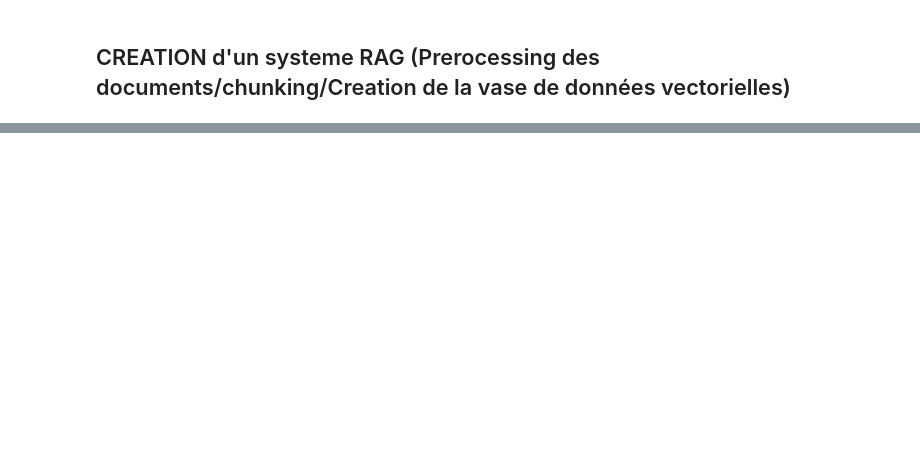
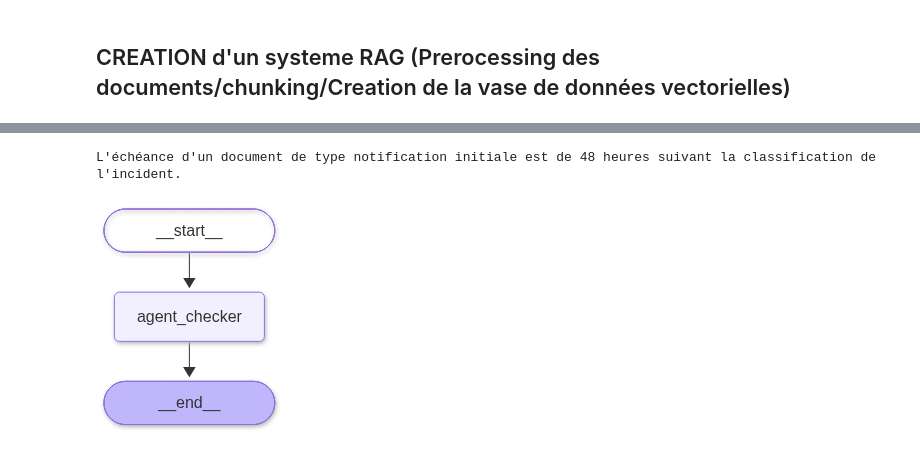
Before and after one commit to Sof212/workflows-agentic-mlops, a Jupyter notebook: Notebooks/notebook_core.ipynb, the cells around one changed output, grey strips where cells are left out. Saved outputs shown, nothing was run; the diff lists cells and outputs as text; code cells hidden in the pictures; blank space fills up the shorter version.

Commit message:
add rag agent, coder agent, verify_coder_agent, router_agent

```diff
--- a/Notebooks/notebook_core.ipynb
+++ b/Notebooks/notebook_core.ipynb
@@ -72,7 +37,6 @@ class Preprocessing:
                 chunk = self.get_chunks(f)
                 self.save_to_cache(cache_file, chunk)
                 chunks.append(chunk)
-                chunks_hash.append(sha256(str(chunk).encode("utf-8")).hexdigest())
 
         return chunks
 
@@ -96,6 +60,6 @@ class Preprocessing:
 
 
 test=Preprocessing(size_max=8000000)
-type(test.get_all_chunks(["/Users/sofianeagounikaci/Agentic-end-to-end-mlops/workflows-agentic-mlops/data/external/politique_incidents_tic_scan.pdf","/Users/sofianeagounikaci/Agentic-end-to-end-mlops/workflows-agentic-mlops/data/external/politique_incidents_tic_scan.pdf"]))
+doc=test.get_all_chunks(["/Users/sofianeagounikaci/Agentic-end-to-end-mlops/workflows-agentic-mlops/data/external/politique_incidents_tic_scan.pdf"])
 # %% [output]
 the file is already cached
@@ -284,10 +406,0 @@ class RetrieverBuilder:
-# %%
-from openai import OpenAI
-
-client = OpenAI()
-
-response = client.embeddings.create(
-    input="Your text string goes here", model="text-embedding-3-small"
-)
-
-print(response.data[0].embedding)
@@ -295,0 +1038,12 @@ print(response.data[0].embedding)
+# %%
+agent = WorkflowLangGraph(
+    query="quelle est l'echeance d'un doculent de type echance initiale ?",
+    name_model_llm="gpt-4o-mini"
+)
+responses=agent.run()
+print(responses["reponse_final"])
+
+agent.display_graph()
+# %% [output]
+L'échéance d'un document de type notification initiale est de 48 heures suivant la classification de l'incident.
+[figure, added]
```
Also changed, not shown: parts of 11 cells of this notebook, 9 other files.
